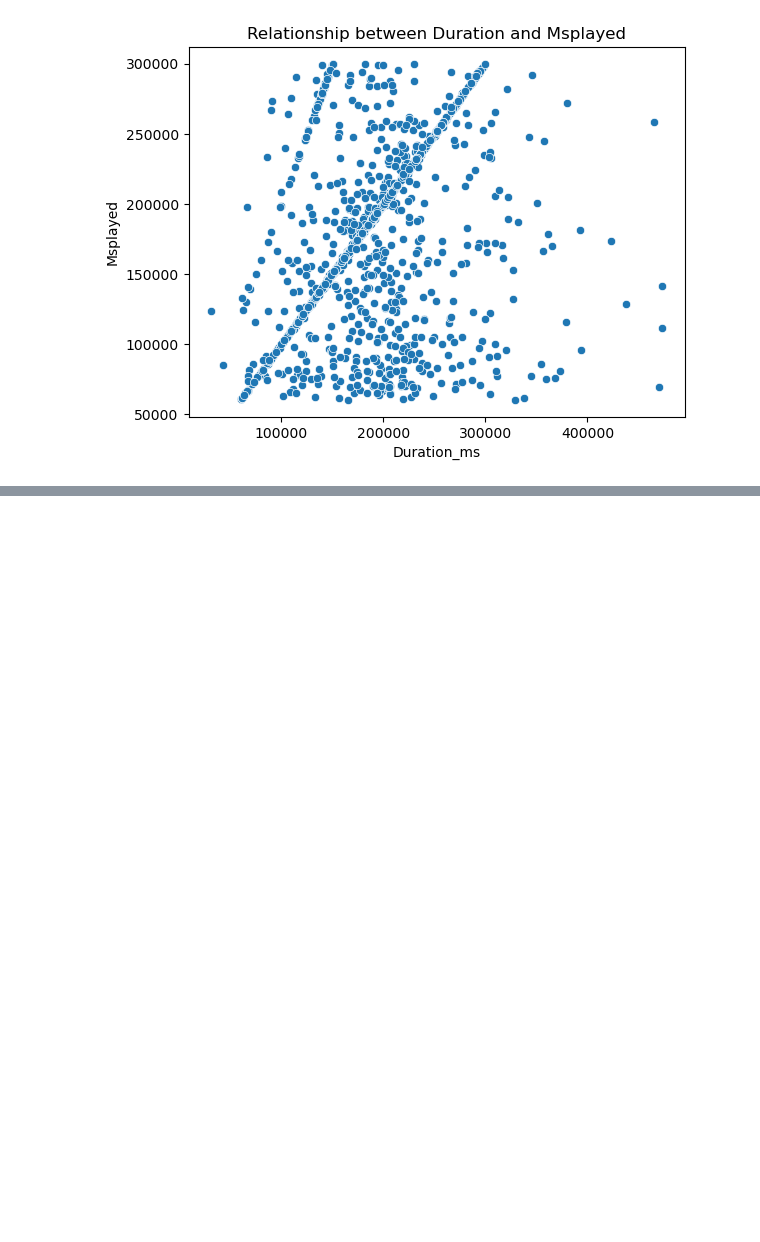
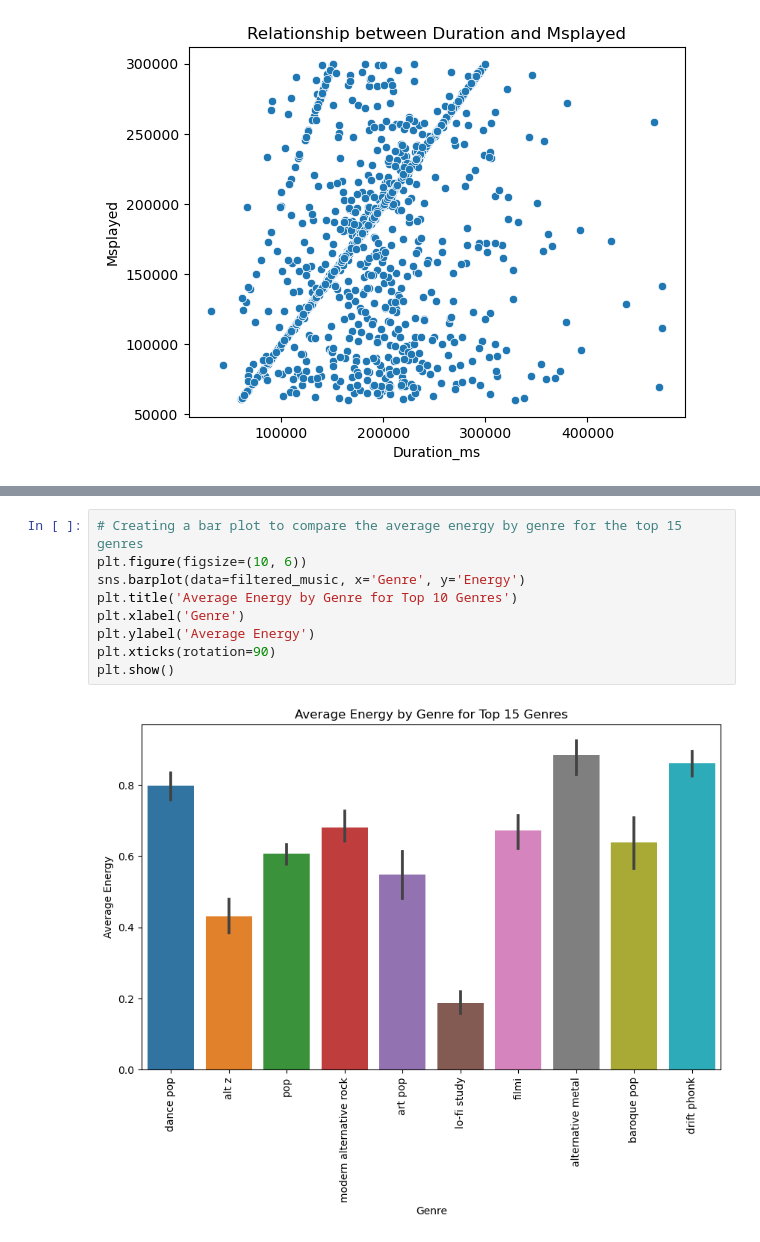
Before and after one commit to George-Mbugua/Music-Analysis, a Jupyter notebook: Music_Analysis.ipynb, the cells around one changed output, grey strips where cells are left out. Saved outputs shown, nothing was run; the diff lists cells and outputs as text; blank space fills up the shorter version.

```diff
--- a/Music_Analysis.ipynb
+++ b/Music_Analysis.ipynb
@@ -453,0 +468,11 @@ plt.show()
+# %%
+# Creating a bar plot to compare the average energy by genre for the top 15 genres
+plt.figure(figsize=(10, 6))
+sns.barplot(data=filtered_music, x='Genre', y='Energy')
+plt.title('Average Energy by Genre for Top 10 Genres')
+plt.xlabel('Genre')
+plt.ylabel('Average Energy')
+plt.xticks(rotation=90)
+plt.show()
+# %% [output]
+[figure, added]
```
Also changed, not shown: parts of 27 cells of this notebook.
